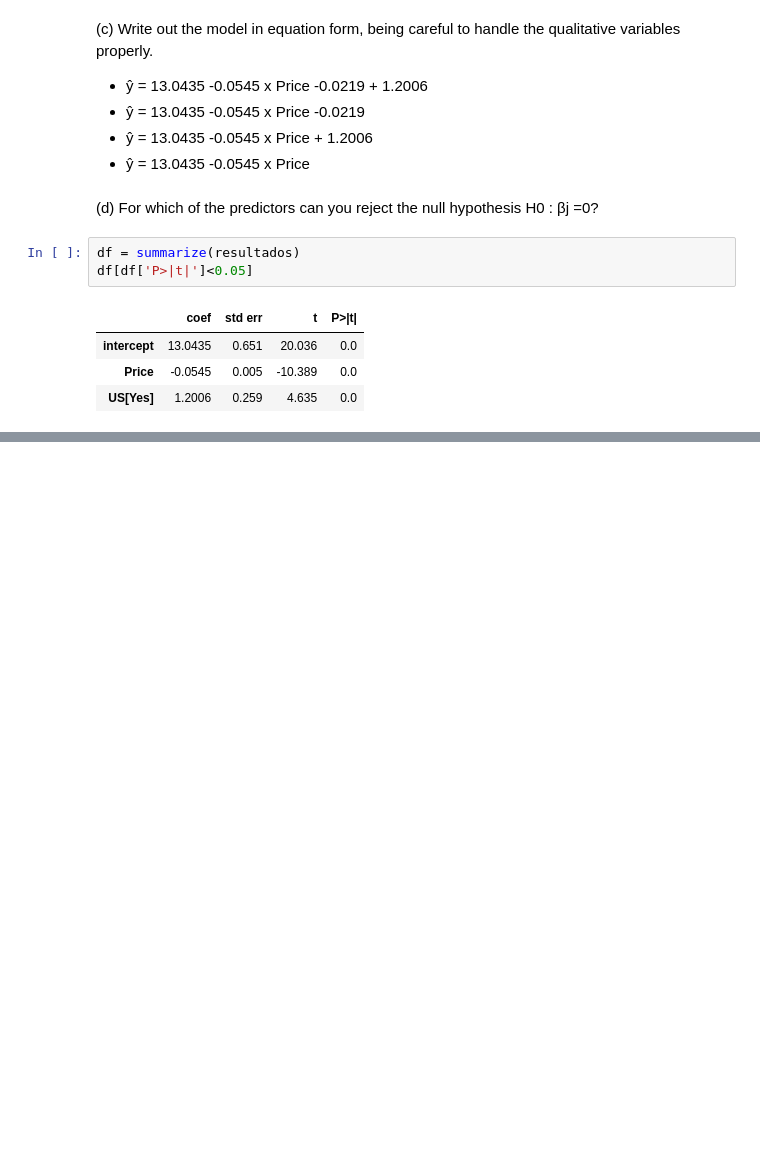
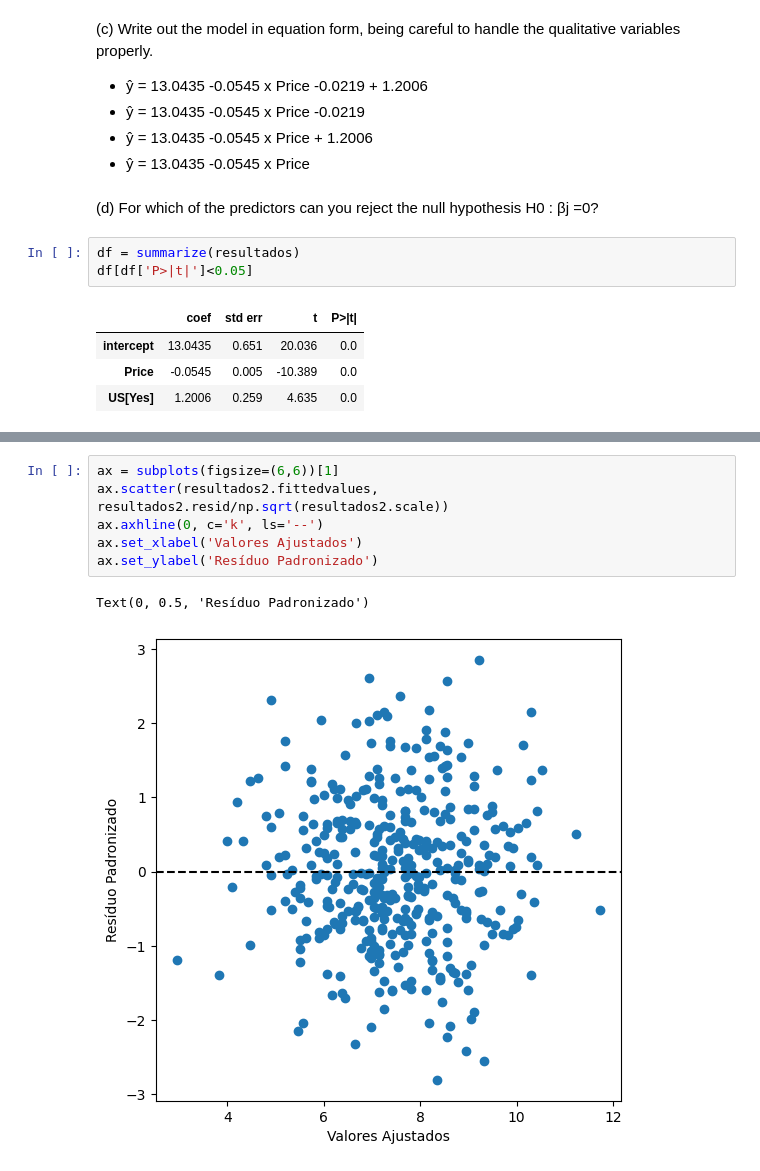
Before and after one commit to oliveira-silva-lucas/ISLP, a Jupyter notebook: Cap_03_Linear_Regression/Exercises/ex_cap_03_carseats.ipynb, the cells around one changed output, grey strips where cells are left out. Cells and saved outputs as stored; diff of their text form; blank space fills up the shorter version.

```diff
--- a/Cap_03_Linear_Regression/Exercises/ex_cap_03_carseats.ipynb
+++ b/Cap_03_Linear_Regression/Exercises/ex_cap_03_carseats.ipynb
@@ -113,0 +189,9 @@ Porém como parte do preditor está no intercepto, temos que ter cuidado ao afir
+# %%
+ax = subplots(figsize=(6,6))[1]
+ax.scatter(resultados2.fittedvalues, resultados2.resid/np.sqrt(resultados2.scale))
+ax.axhline(0, c='k', ls='--')
+ax.set_xlabel('Valores Ajustados')
+ax.set_ylabel('Resíduo Padronizado')
+# %% [output]
+Text(0, 0.5, 'Resíduo Padronizado')
+[figure, added]
```
Also changed, not shown: parts of 13 cells of this notebook, 2 other files.
